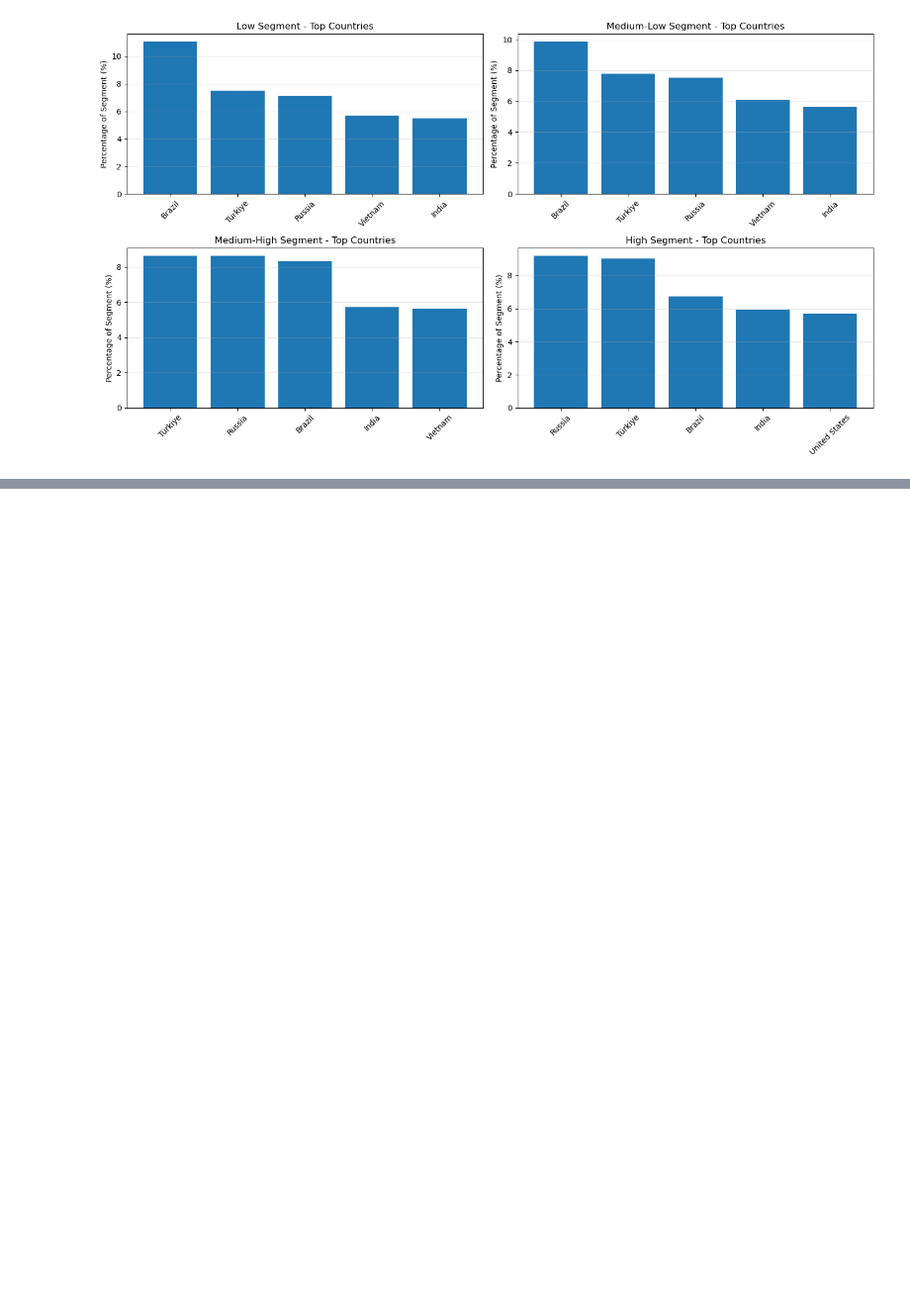
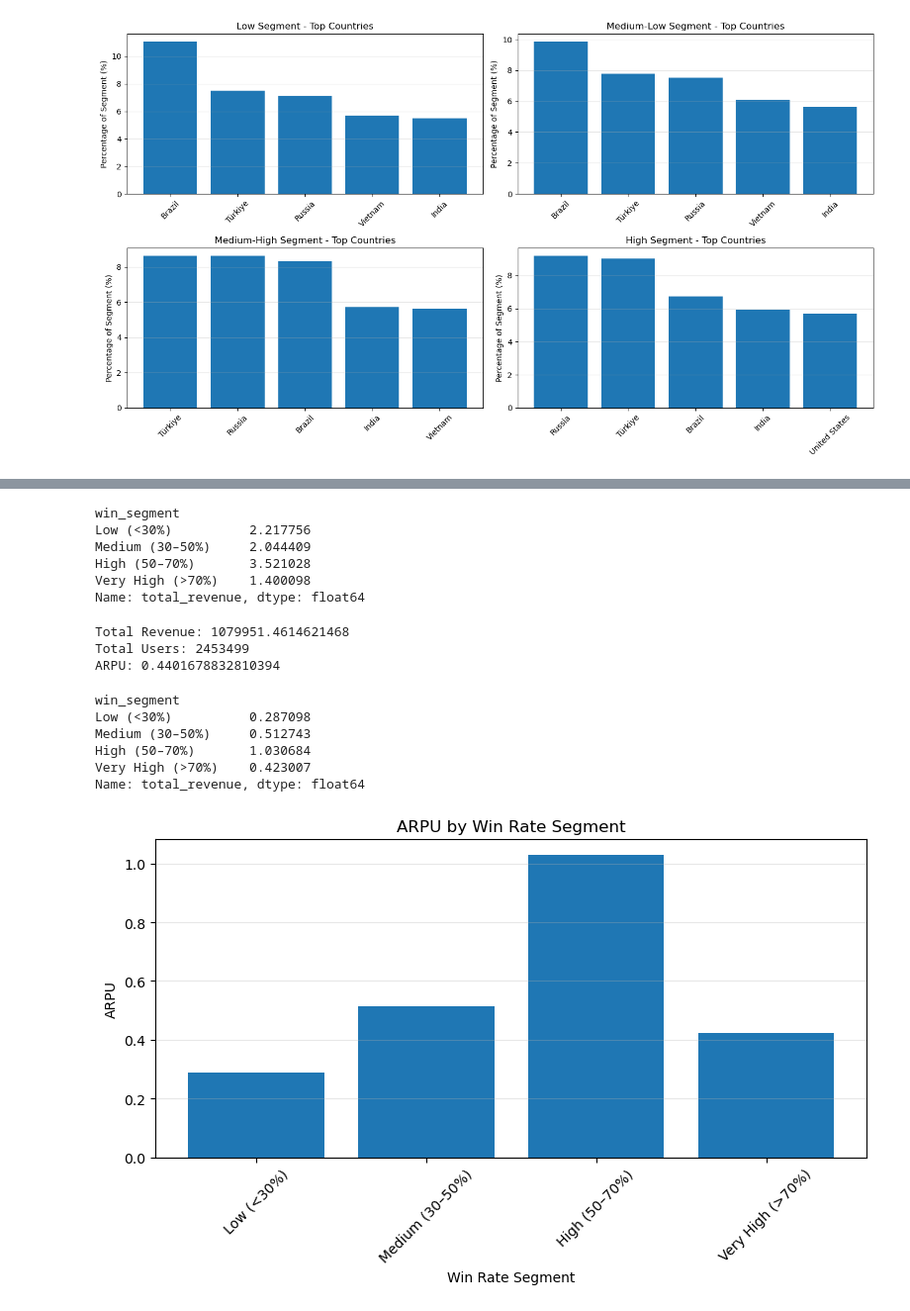
Before and after one commit to utkuayten/vertigo, a Jupyter notebook: notebooks/02_task2_user_engagement.ipynb, the cells around one changed output, grey strips where cells are left out. Shown at 99% size. Cells and saved outputs as stored; diff of their text form; code cells hidden in the pictures; blank space fills up the shorter version.

Commit message:
add new metrics (ARPU)

```diff
--- a/notebooks/02_task2_engagement.ipynb
+++ b/notebooks/02_task2_user_engagement.ipynb
@@ -449,0 +563,14 @@ plt.show()
+# %%
+pay_rate = (
+    user_win_rev.groupby("win_segment")["total_revenue"]
+    .apply(lambda x: (x > 0).mean() * 100)
+)
+
+print(pay_rate)
+# %% [output]
+win_segment
+Low (<30%)          2.217756
+Medium (30–50%)     2.044409
+High (50–70%)       3.521028
+Very High (>70%)    1.400098
+Name: total_revenue, dtype: float64
@@ -449,0 +587,47 @@ plt.show()
+# %%
+total_revenue = user_revenue["total_revenue"].sum()
+total_users = user_revenue["user_id"].nunique()
+
+arpu = total_revenue / total_users
+
+print("Total Revenue:", total_revenue)
+print("Total Users:", total_users)
+print("ARPU:", arpu)
+# %% [output]
+Total Revenue: 1079951.4614621468
+Total Users: 2453499
+ARPU: 0.4401678832810394
+# %%
+arpu_by_segment = (
+    user_win_rev.groupby("win_segment")["total_revenue"]
+    .mean()
+)
+
+print(arpu_by_segment)
+# %% [output]
+win_segment
+Low (<30%)          0.287098
+Medium (30–50%)     0.512743
+High (50–70%)       1.030684
+Very High (>70%)    0.423007
+Name: total_revenue, dtype: float64
+# %%
+arpu_by_segment = (
+    user_win_rev.groupby("win_segment")["total_revenue"]
+    .mean()
+)
+
+plt.figure(figsize=(8,5))
+
+plt.bar(arpu_by_segment.index, arpu_by_segment.values)
+
+plt.xlabel("Win Rate Segment")
+plt.ylabel("ARPU")
+plt.title("ARPU by Win Rate Segment")
+
+plt.xticks(rotation=45)
+plt.grid(axis="y", alpha=0.3)
+plt.tight_layout()
+plt.show()
+# %% [output]
+[figure, added]
```
Also changed, not shown: parts of 6 cells of this notebook, 2 other files.
